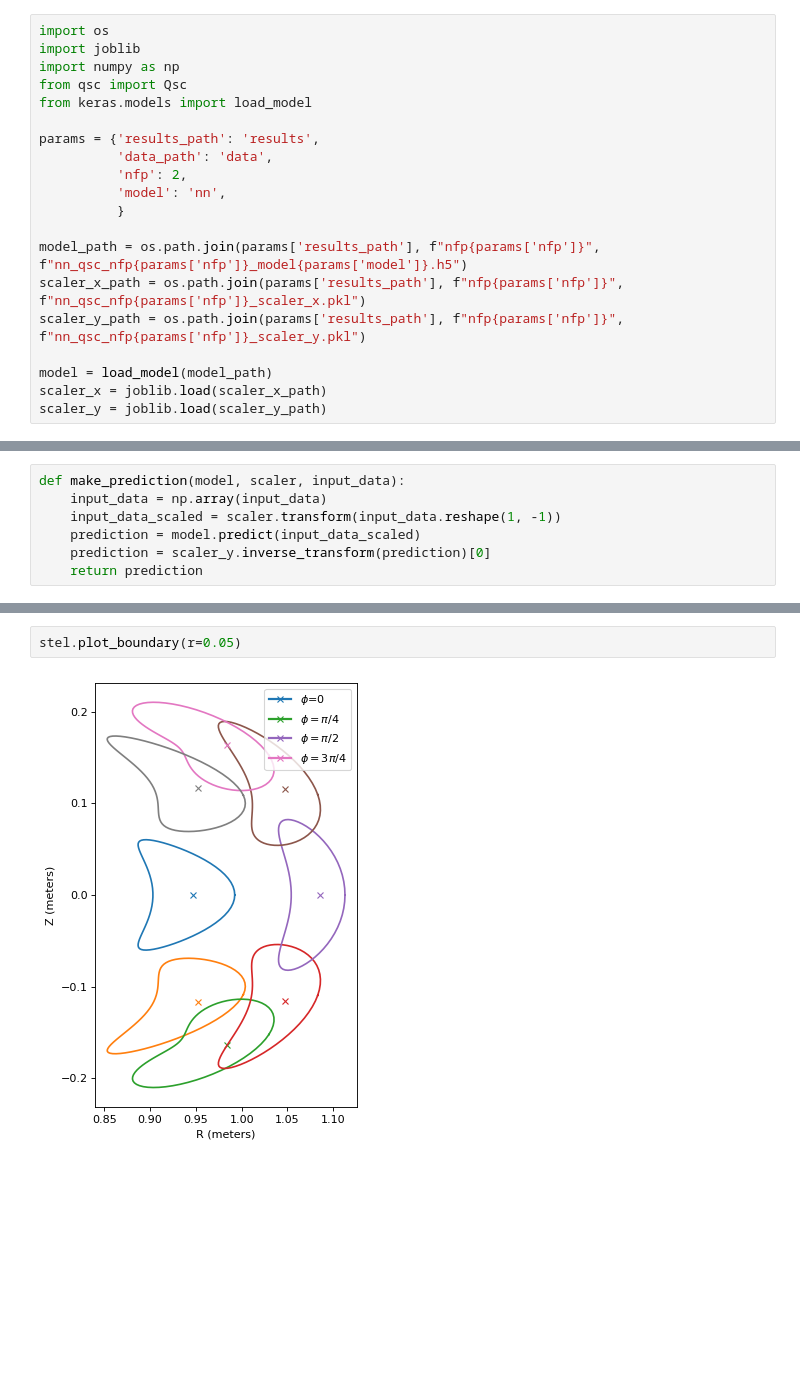
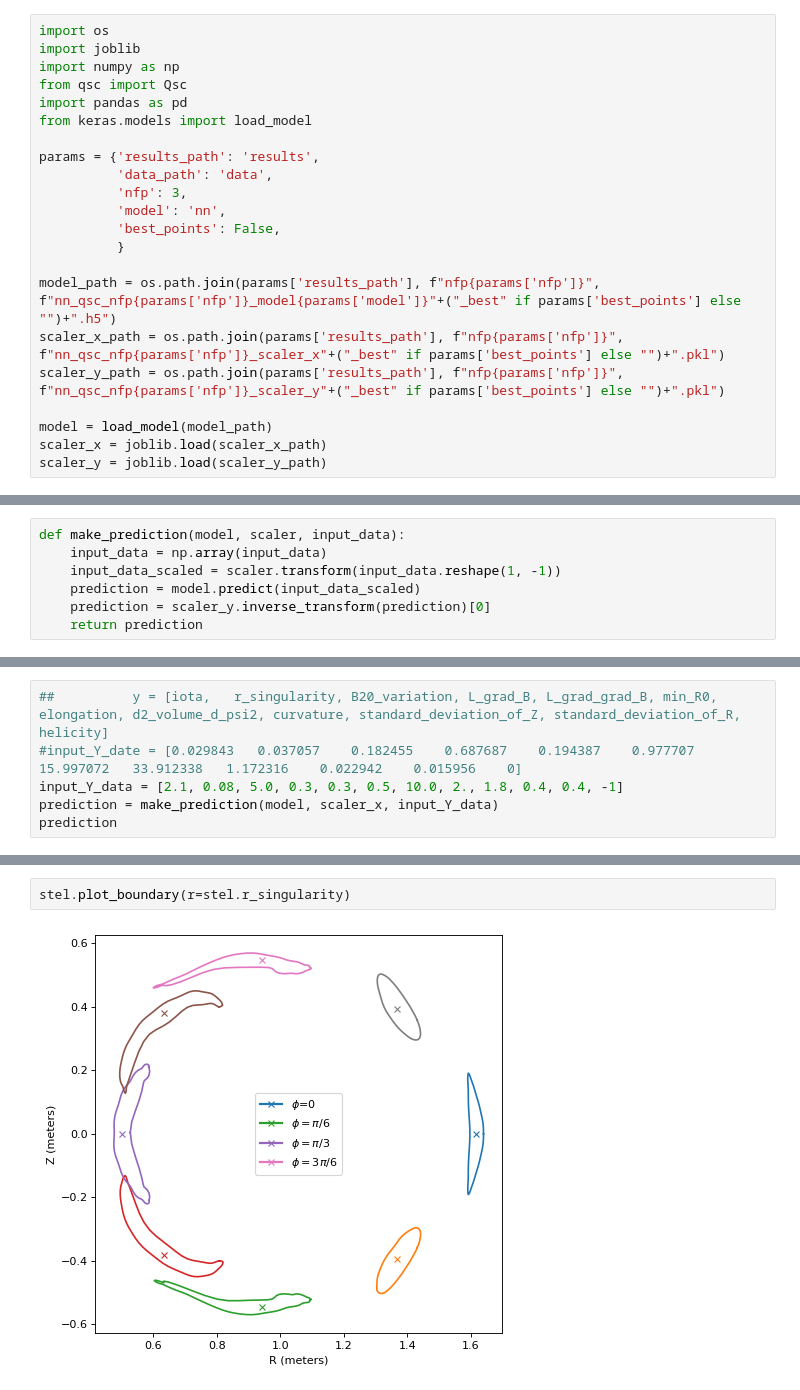
Before and after one commit to rogeriojorge/qsc-ML, a Jupyter notebook: use_nn_qsc.ipynb, the cells around one changed output, grey strips where cells are left out. Saved outputs shown, nothing was run; the diff lists cells and outputs as text; blank space fills up the shorter version.

```diff
--- a/use_nn_qsc.ipynb
+++ b/use_nn_qsc.ipynb
@@ -3,17 +3,19 @@ import os
 import joblib
 import numpy as np
 from qsc import Qsc
+import pandas as pd
 from keras.models import load_model
 
 params = {'results_path': 'results',
           'data_path': 'data',
-          'nfp': 2,
+          'nfp': 3,
           'model': 'nn',
+          'best_points': False,
           }
 
-model_path = os.path.join(params['results_path'], f"nfp{params['nfp']}", f"nn_qsc_nfp{params['nfp']}_model{params['model']}.h5")
-scaler_x_path = os.path.join(params['results_path'], f"nfp{params['nfp']}", f"nn_qsc_nfp{params['nfp']}_scaler_x.pkl")
-scaler_y_path = os.path.join(params['results_path'], f"nfp{params['nfp']}", f"nn_qsc_nfp{params['nfp']}_scaler_y.pkl")
+model_path = os.path.join(params['results_path'], f"nfp{params['nfp']}", f"nn_qsc_nfp{params['nfp']}_model{params['model']}"+("_best" if params['best_points'] else "")+".h5")
+scaler_x_path = os.path.join(params['results_path'], f"nfp{params['nfp']}", f"nn_qsc_nfp{params['nfp']}_scaler_x"+("_best" if params['best_points'] else "")+".pkl")
+scaler_y_path = os.path.join(params['results_path'], f"nfp{params['nfp']}", f"nn_qsc_nfp{params['nfp']}_scaler_y"+("_best" if params['best_points'] else "")+".pkl")
 
 model = load_model(model_path)
 scaler_x = joblib.load(scaler_x_path)
@@ -38,0 +52,6 @@ array([-6.8256468e-02, -1.6419975e-01,  1.5784336e-02, -4.8443803e-04,
+# %%
+##          y = [iota,   r_singularity, B20_variation, L_grad_B, L_grad_grad_B, min_R0, elongation, d2_volume_d_psi2, curvature, standard_deviation_of_Z, standard_deviation_of_R, helicity]
+#input_Y_date = [0.029843	0.037057	0.182455	0.687687	0.194387	0.977707	15.997072	33.912338	1.172316	0.022942	0.015956	0]
+input_Y_data = [2.1, 0.08, 5.0, 0.3, 0.3, 0.5, 10.0, 2., 1.8, 0.4, 0.4, -1]
+prediction = make_prediction(model, scaler_x, input_Y_data)
+prediction
@@ -72,4 +113,4 @@ print(f'  predicted_r_singularity = {stel.r_singularity:.3e}')
 # %%
-stel.plot_boundary(r=0.05)
+stel.plot_boundary(r=stel.r_singularity)
 # %% [output]
-[figure, old version]
+[figure, new version]
```
Also changed, not shown: parts of 5 cells of this notebook, 20 other files.
